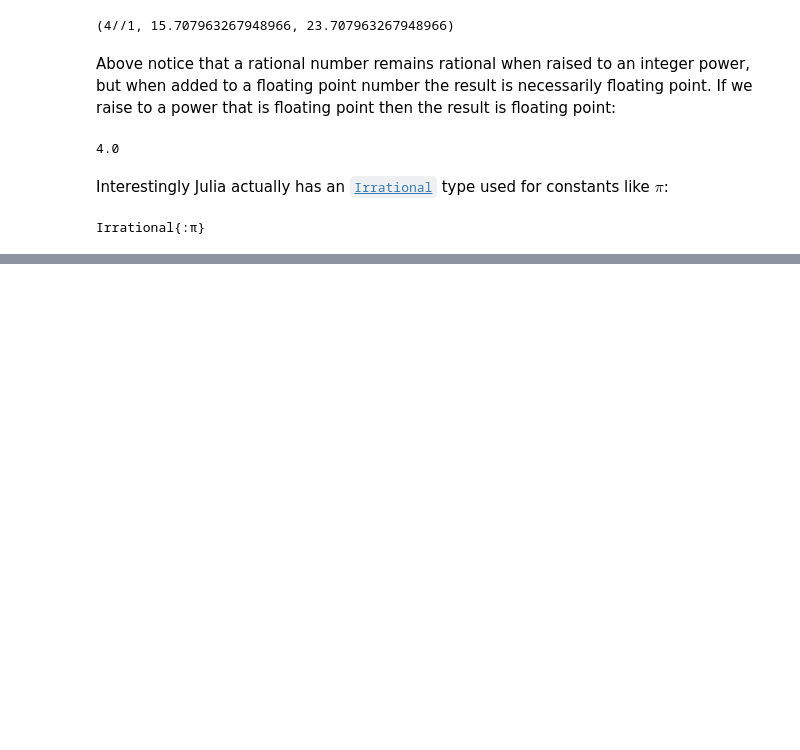
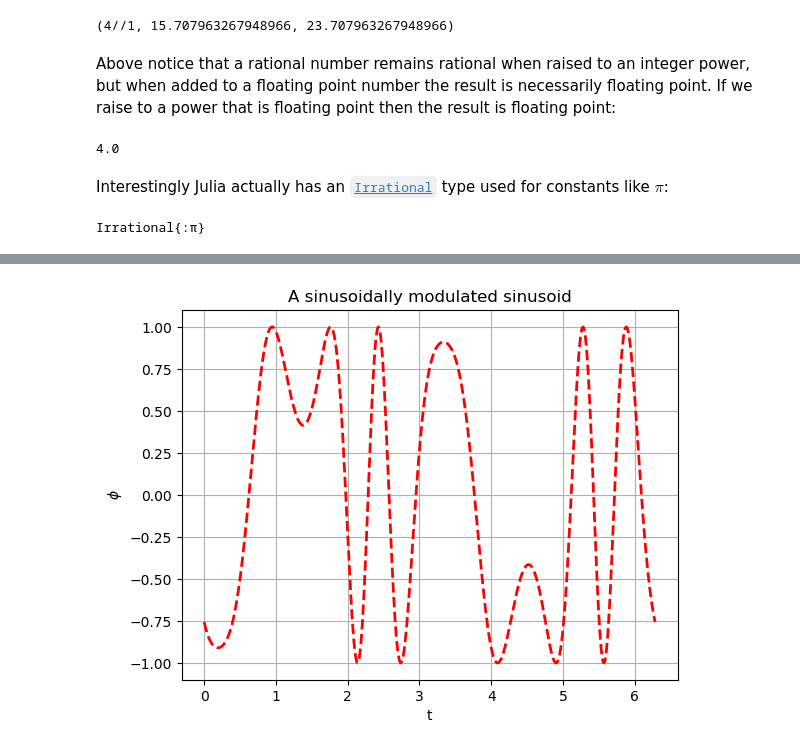
Before and after one commit to pbouffard/matlabtojulia, a Jupyter notebook: MATLAB to Julia Examples.ipynb, the cells around one changed output, grey strips where cells are left out. Drawn from its saved outputs; the diff is of its cells as text; code cells hidden in the pictures; blank space fills up the shorter version.

Commit message:
Add plotting

```diff
--- a/MATLAB to Julia Examples.ipynb
+++ b/MATLAB to Julia Examples.ipynb
@@ -106,0 +122,11 @@ Irrational{:π}
+# %%
+# Basic example of PyPlot usage
+pygui(false)
+x = range(0, stop=2*pi, length=1000); y = sin.(3 * x + 4 * cos.(2 * x));
+fig = plot(x, y, color="red", linewidth=2.0, linestyle="--")
+grid()
+title("A sinusoidally modulated sinusoid")
+xlabel("t")
+ylabel(L"$\phi$");
+# %% [output]
+[figure, added]
```
Also changed, not shown: parts of 3 cells of this notebook.
